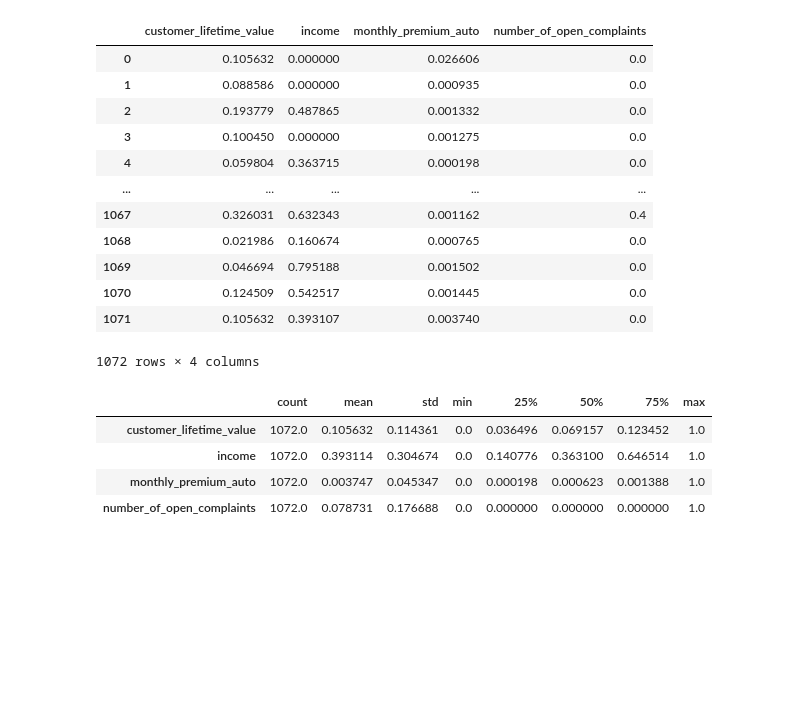
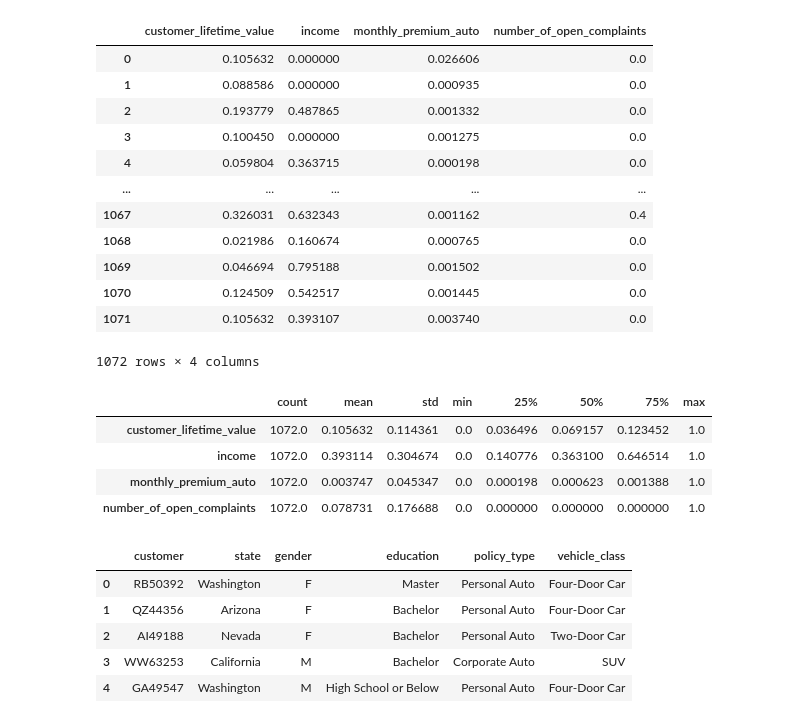
Before and after one commit to JM-IH-DA/lab-dw-data-cleaning-and-formatting, a Jupyter notebook: lab-dw-data-cleaning-and-formatting.ipynb, the cells around one changed output. Drawn from its saved outputs; the diff is of its cells as text; code cells hidden in the pictures; blank space fills up the shorter version.

```diff
--- a/lab-dw-data-cleaning-and-formatting.ipynb
+++ b/lab-dw-data-cleaning-and-formatting.ipynb
@@ -840,0 +854,10 @@ pd.DataFrame(x_normalized, columns=X.columns).describe().T
+# %%
+categorical = file1.select_dtypes(include = object)
+categorical.head()
+# %% [output]
+|  | customer | state | gender | education | policy_type | vehicle_class |
+| 0 | RB50392 | Washington | F | Master | Personal Auto | Four-Door Car |
+| 1 | QZ44356 | Arizona | F | Bachelor | Personal Auto | Four-Door Car |
+| 2 | AI49188 | Nevada | F | Bachelor | Personal Auto | Two-Door Car |
+| 3 | WW63253 | California | M | Bachelor | Corporate Auto | SUV |
+| 4 | GA49547 | Washington | M | High School or Below | Personal Auto | Four-Door Car |
```
Also changed, not shown: parts of 35 cells of this notebook.
